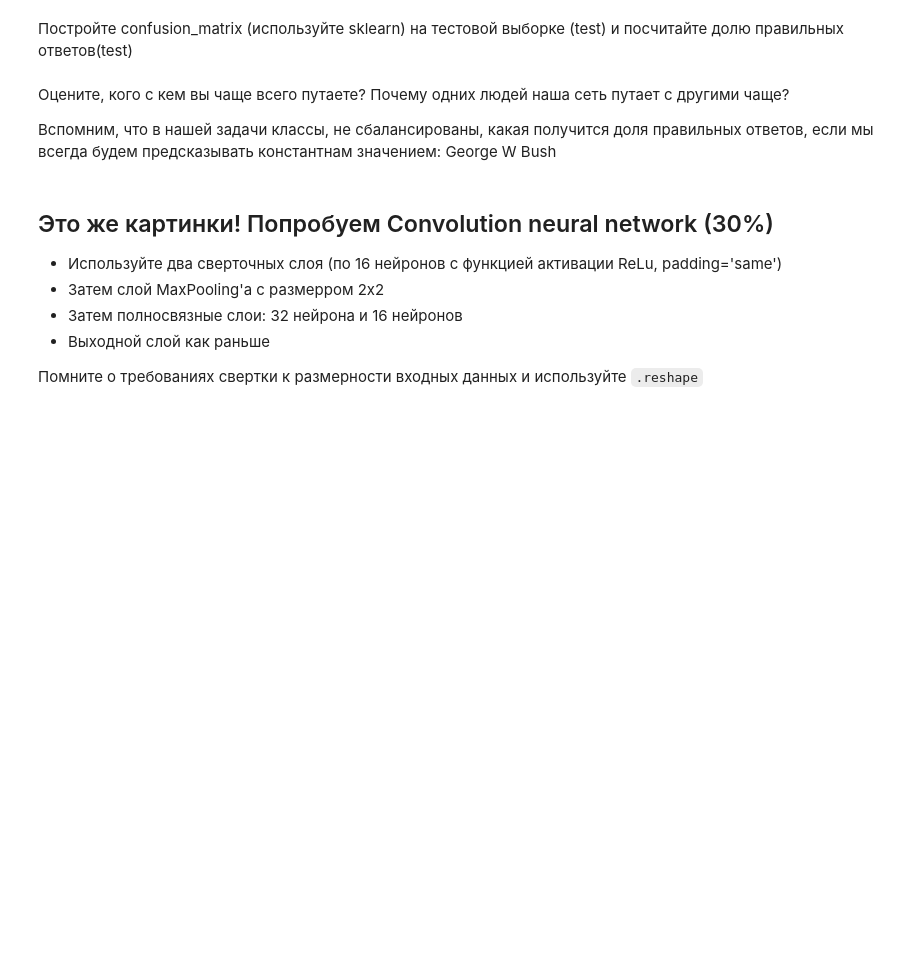
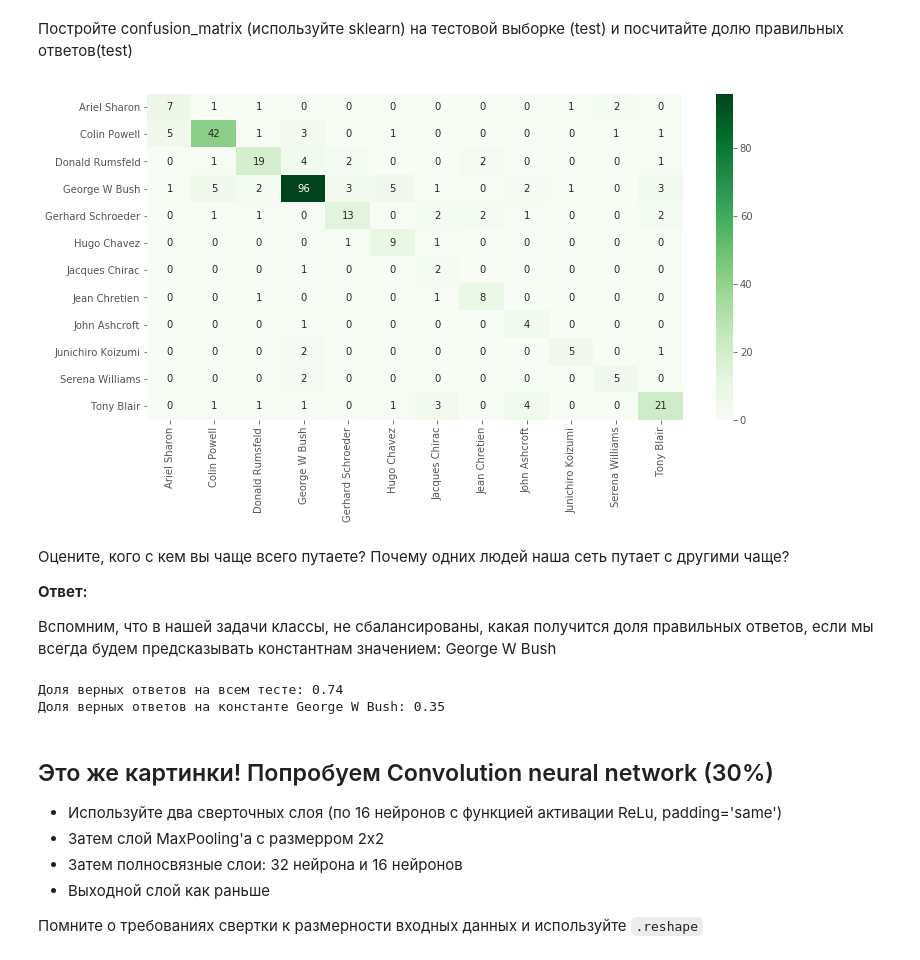
Before and after one commit to Keleas/ml_mipt_dafe_major, a Jupyter notebook: homeworks/hw3/hw3.ipynb, the cells around one changed output. Drawn from its saved outputs; the diff is of its cells as text; code cells hidden in the pictures; blank space fills up the shorter version.

```diff
--- a/homeworks/hw3/hw3.ipynb
+++ b/homeworks/hw3/hw3.ipynb
@@ -98,3 +100,8 @@ def indices_from_one_hot(data):
 Будем обучать с помощью Adam на 100 эпохах,  размер сэмпла для минибатча: 10
 
 Учимся на train, валидируем на val
+# %%
+input_shape = x_test[0, :].shape
+epochs = 100
+batch_size = 50
+steps = 300
@@ -101,14 +264,20 @@ def indices_from_one_hot(data):
 # %% [markdown]
 Постройте confusion_matrix (используйте sklearn) на тестовой выборке (test) и посчитайте долю правильных ответов(test)
 # %%
-confusionmatrix = # Ваш код здесь
+y_pred = model.predict(x_test).argmax(axis=1)
+y_true = y_test_cat.argmax(axis=1)
+confusionmatrix = confusion_matrix(y_pred, y_true)
 
 plt.figure(figsize=(12, 6))
 sns.heatmap(confusionmatrix, cmap='Greens', annot=True,
             xticklabels=lfw_people.target_names,
             yticklabels=lfw_people.target_names)
 plt.show()
+# %% [output]
+[figure, added]
 # %% [markdown]
 Оцените, кого с кем вы чаще всего путаете? Почему одних людей наша сеть путает с другими чаще?
 
+__Ответ:__
+
 Вспомним, что в нашей задачи классы, не сбалансированы, какая получится доля правильных ответов, если мы всегда будем предсказывать константнам значением: George W Bush
@@ -117,3 +284,13 @@ plt.show()
+# %%
+y_Bush = np.ones(y_true.shape) * np.where(lfw_people.target_names == 'George W Bush')[0][0]
+accuracy_Bush = accuracy_score(y_Bush, y_true)
+accuracy = accuracy_score(y_pred, y_true)
+
+print('Доля верных ответов на всем тесте: %.2f' % accuracy)
+print('Доля верных ответов на константе George W Bush: %.2f' % accuracy_Bush)
+# %% [output]
+Доля верных ответов на всем тесте: 0.74
+Доля верных ответов на константе George W Bush: 0.35
 # %% [markdown]
 ## Это же картинки! Попробуем Convolution neural network (30%)
 
```
Also changed, not shown: parts of 33 cells of this notebook, 2 other files.
